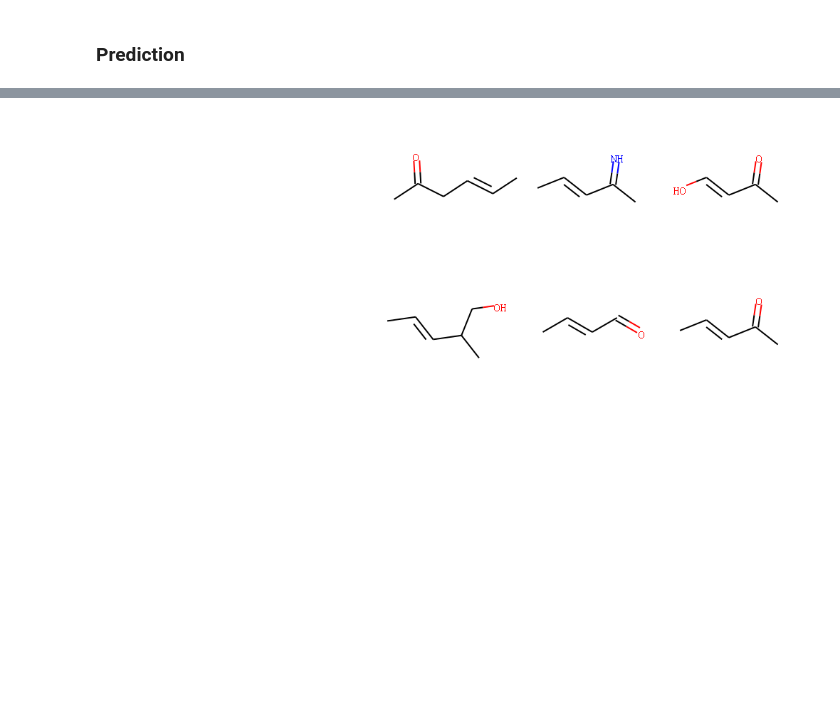
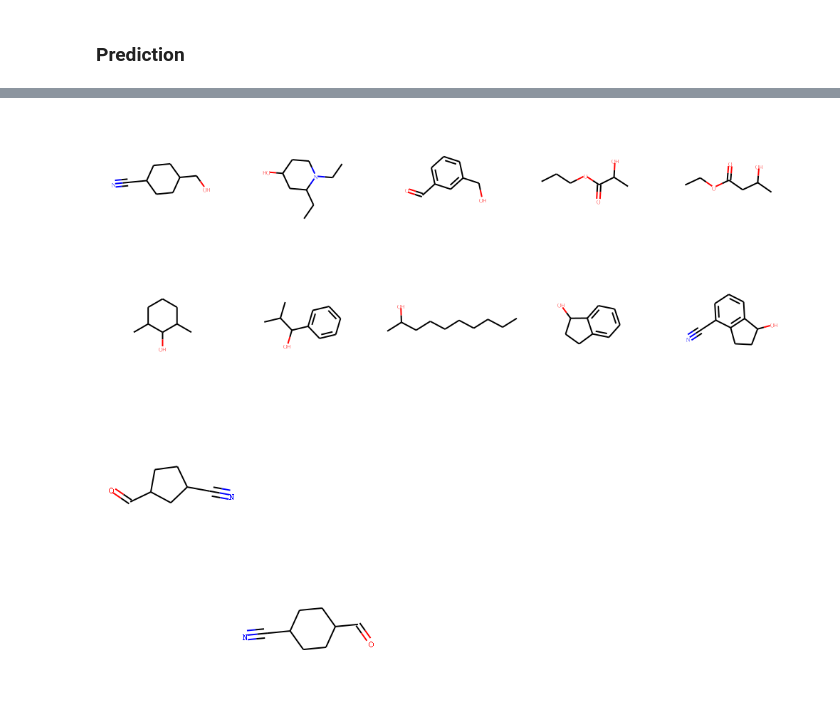
Before and after one commit to UWDIRECT-2019/DarKnight, a Jupyter notebook: darknight/important_notebooks/Avg_rxn_vec_KA.ipynb, the cells around one changed output, grey strips where cells are left out. Saved outputs shown, nothing was run; the diff lists cells and outputs as text; code cells hidden in the pictures; blank space fills up the shorter version.

```diff
--- a/darknight/important_notebooks/Avg_rxn_vec_KA.ipynb
+++ b/darknight/important_notebooks/Avg_rxn_vec_KA.ipynb
@@ -134,6 +142,11 @@ The std angle is: 4.898315608824443
+# %%
+# Show the testing products we loaded
+Chem.Draw.MolsToGridImage([Chem.MolFromSmiles(mol) for mol in katest['products']], molsPerRow=5, subImgSize=(200, 200))
+# %% [output]
+[figure, added]
 # %%
 # Predict a certain molecule in the set which just loaded
-r_p1 = 'C/C=C/C(=O)C'
+r_p1 = katest['reactants'][0]
 rvec_p1 = [darkchem.utils.struct2vec(r_p1)]
 rvec_p1 = np.array(rvec_p1).astype(int)
 r_p1_latent = model.encoder.predict(rvec_p1)
@@ -146,6 +159,6 @@ df['p_p1_mol'] = [Chem.MolFromSmiles(df['p_p1'][i]) for i in range(len(df['p_p1'
 img = Chem.Draw.MolsToGridImage(df['p_p1_mol'], molsPerRow=5, subImgSize=(200, 200))
 img
 # %% [output]
-[figure, old version]
+[figure, new version]
 # %%
 # Predict a certain molecule in the set which just loaded
```
Also changed, not shown: parts of 12 cells of this notebook, 7 other files.
